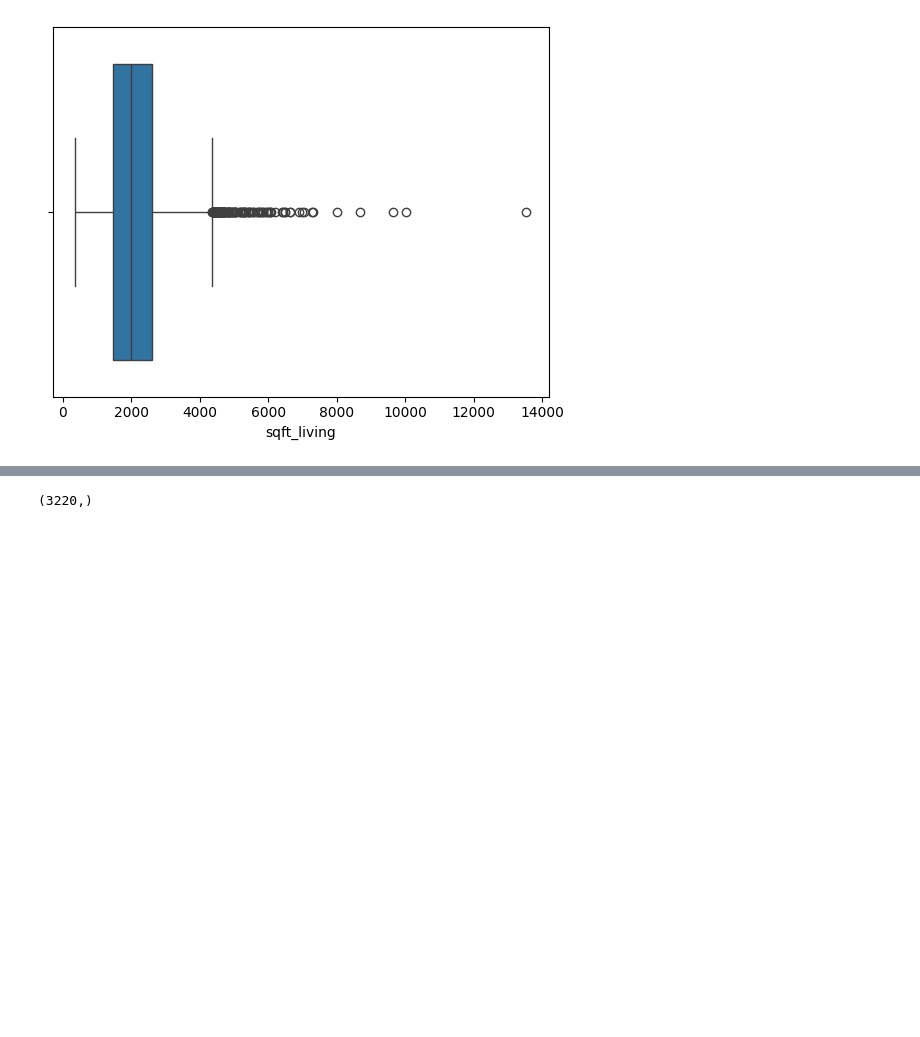
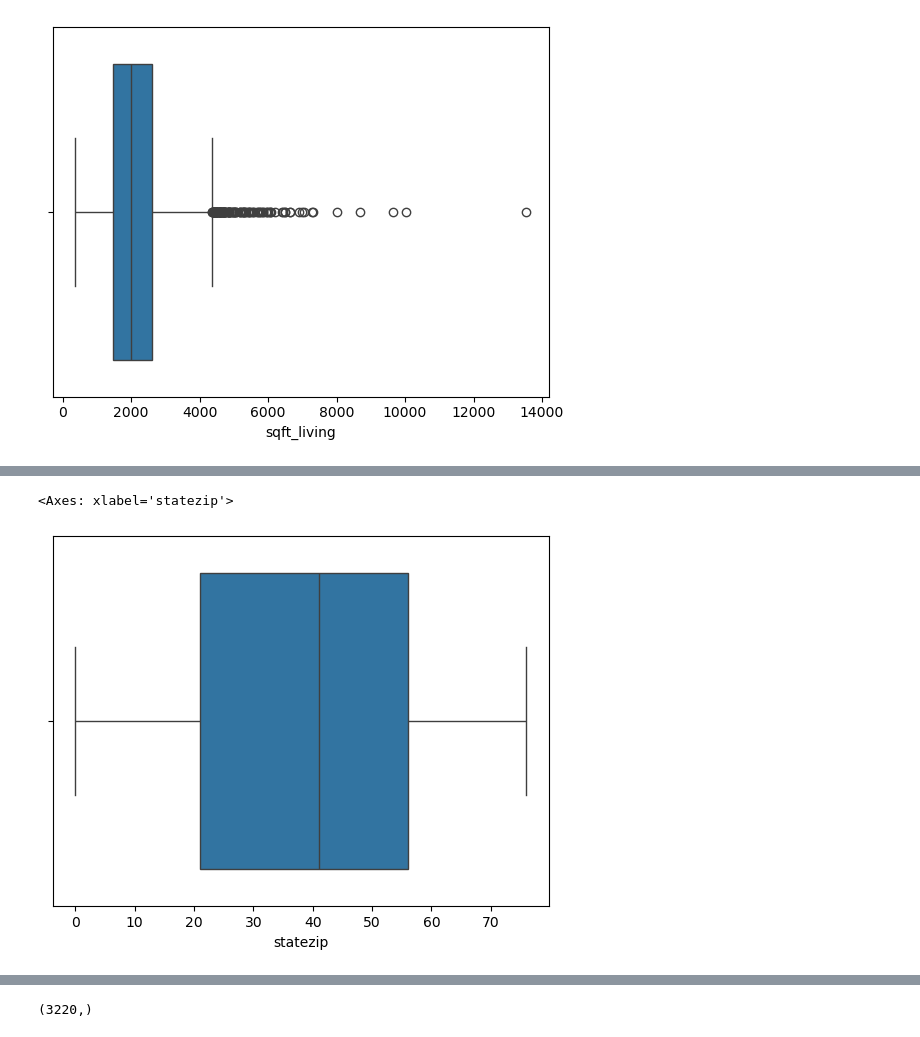
Before and after one commit to saurabhack/house_price_prediction_ML_project, a Jupyter notebook: HousePricePrediction.ipynb, the cells around one changed output, grey strips where cells are left out. Saved outputs shown, nothing was run; the diff lists cells and outputs as text; code cells hidden in the pictures; blank space fills up the shorter version.

```diff
--- a/HousePricePrediction.ipynb
+++ b/HousePricePrediction.ipynb
@@ -429,0 +428,5 @@ sns.boxplot(x=data['street_Shangri-La Way NW'])
+# %%
+sns.boxplot(x=data.statezip)
+# %% [output]
+<Axes: xlabel='statezip'>
+[figure, added]
```
Also changed, not shown: parts of 28 cells of this notebook.
